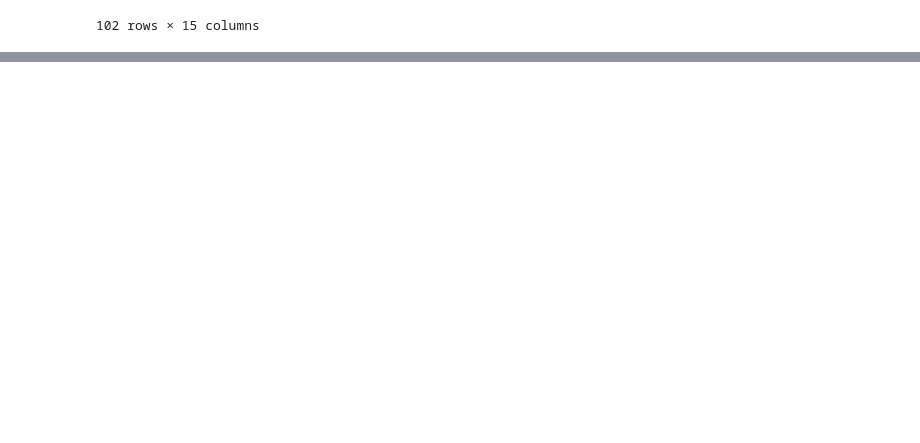
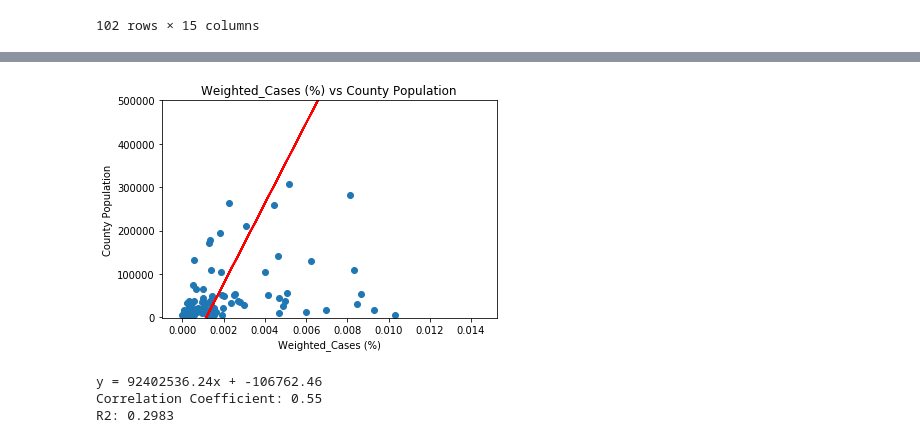
Before and after one commit to rew0809/TravelData_Project, a Jupyter notebook: DataAnalysis.ipynb, the cells around one changed output, grey strips where cells are left out. Cells and saved outputs as stored; diff of their text form; code cells hidden in the pictures; blank space fills up the shorter version.

```diff
--- a/DataAnalysis.ipynb
+++ b/DataAnalysis.ipynb
@@ -183,3 +188,6 @@ illinois_single_day_df.sort_values("POPESTIMATE2019", ascending = False).head()
 | 7520 | County | 6/1/2020 | IL | Illinois | Lake County | 24.12% | 75.88% | ... |
 | 8275 | County | 6/1/2020 | IL | Illinois | Will County | 23.41% | 76.59% | ... |
 | 4349 | County | 6/1/2020 | IL | Illinois | Kane County | 23.09% | 76.91% | ... |
+# %%
+illinois_single_day_df["COVID-19 Cases (%)"] = (illinois_single_day_df["weighted_case_count"]*100).map('%{:,.2f}'.format)
+illinois_single_day_df.sort_values("weighted_case_count", ascending = False).head()
@@ -185,0 +206,27 @@ illinois_single_day_df.sort_values("POPESTIMATE2019", ascending = False).head()
+# %%
+def reg_plot(x_values, y_values, x_title, y_title):
+    (slope, intercept, rvalue, pvalue, stderr) = linregress(x_values, y_values)
+    regress_values = x_values * slope + intercept
+    line_eq = "y = " + str(round(slope,2)) + "x + " + str(round(intercept,2))
+    plt.scatter(x_values,y_values)
+    plt.plot(x_values,regress_values,"r-")
+    plt.xlim(-0.001, max(x_values))
+    plt.ylim(-1000,500000)
+    # plt.annotate(line_eq,(6,10),fontsize=15,color="red")
+    plt.xlabel(x_title)
+    plt.ylabel(y_title)
+    plt.title(f"{x_title} vs {y_title}")
+    plt.savefig(f'{x_title} vs {y_title}.png')
+    r2 = round(rvalue * rvalue,4)
+    plt.show()
+    rvalue = round(rvalue,2)
+    print(line_eq)
+    print(f"Correlation Coefficient: {rvalue}")
+    print(f"R2: {r2}")
+# %%
+reg_plot(illinois_single_day_df["weighted_case_count"], illinois_single_day_df["POPESTIMATE2019"], "Weighted_Cases (%)", "County Population")
+# %% [output]
+[figure, added]
+y = 92402536.24x + -106762.46
+Correlation Coefficient: 0.55
+R2: 0.2983
```
Also changed, not shown: parts of 19 cells of this notebook, 1 other file.
